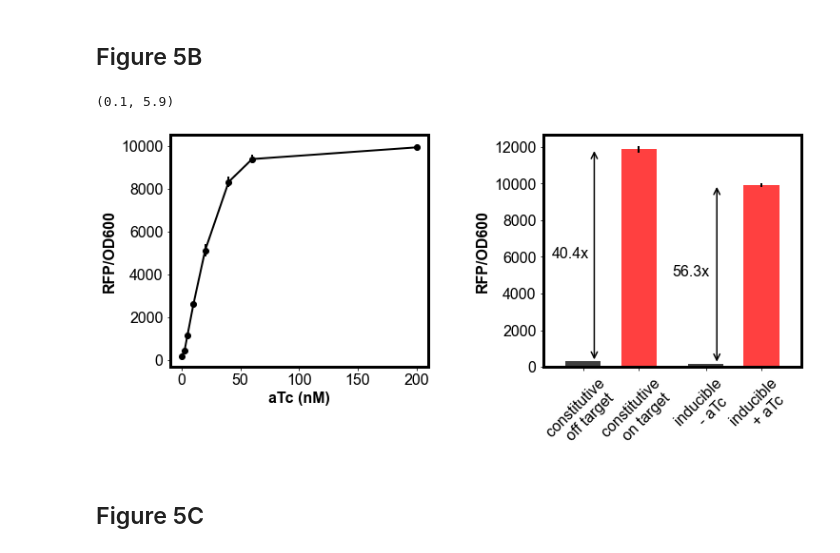
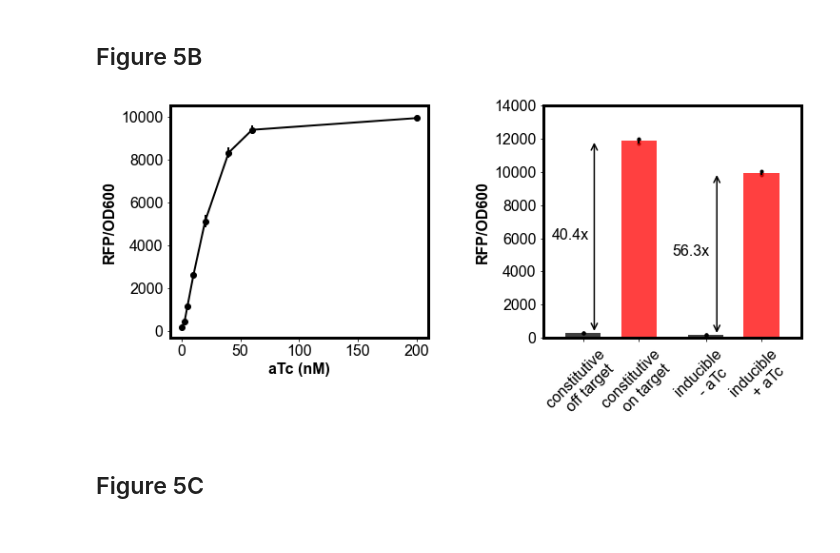
Before and after one commit to carothersresearch/CRISPRai_Circuits_2021, a Jupyter notebook: FigureMaker.ipynb, the cells around one changed output. Drawn from its saved outputs; the diff is of its cells as text; code cells hidden in the pictures.

Commit message:
added scatter plot to bar plots

```diff
--- a/FigureMaker.ipynb
+++ b/FigureMaker.ipynb
@@ -623,34 +625,38 @@ fig.savefig("201111_Fig4c_part2.svg", format = 'svg')
 # %%
 means = pd.read_excel('raw_data/201112AofIEcoli_Fig4AandB.xlsm', sheet_name = 'Figure 4A plotting data', names = ['aTc','306'], usecols = 'A:B', skiprows = 39, nrows = 8)
 stds = pd.read_excel('raw_data/201112AofIEcoli_Fig4AandB.xlsm', sheet_name = 'Figure 4A plotting data', names = ['306'], usecols = 'C', skiprows = 39, nrows = 8)
-bars = pd.read_excel('raw_data/201112AofIEcoli_Fig4AandB.xlsm', sheet_name = 'Figure 4A plotting data', names = ['label','mean','std','AR'], usecols = 'A:D', skiprows = 25, nrows = 4)
+bars = pd.read_excel('raw_data/201112AofIEcoli_Fig4AandB.xlsm', sheet_name = 'Figure 4A plotting data', usecols = 'B:E', skiprows = 25, nrows = 3)
 
 fig, ax = plt.subplots(nrows=1, ncols=2, figsize = (12,6))
 fig.tight_layout(pad=pad)
 
 ax[0].errorbar(means.aTc, means['306'], stds['306'], fmt = 'ko-')
 ax[0].set_xlabel('aTc (nM)')
 ax[0].set_ylabel('RFP/OD600')
 
-ax[1].bar([1,2.25,3.75,5],bars.iloc[:,1], yerr = bars.iloc[:,2], color = ['k','r','k','r'], alpha = 0.75)
+x = [1,2.25,3.75,5]
+ax[1].bar(x,bars.mean(), yerr = bars.std(), color = ['k','r','k','r'], alpha = 0.75)
+ax[1].scatter(x = np.tile(x,(3,1)), y = bars, c = 'k', marker = '.')
+
+ax[1].set_ylim([0,14000])
 ax[1].set_ylabel('RFP/OD600')
 ax[1].set_xticks([1,2.25,3.75,5])
 ax[1].set_xticklabels(['constitutive \n off target','constitutive \n on target','inducible \n - aTc','inducible \n + aTc'], rotation = 45)
 
-ax[1].annotate("", xy=(1.25, bars.iloc[0,1]), xytext=(1.25, bars.iloc[1,1]),
+ax[1].annotate("", xy=(1.25, bars.mean()[0]), xytext=(1.25, bars.mean()[1]),
              arrowprops=dict(arrowstyle="<->", connectionstyle="arc3", color = 'k', lw = 1.5))
-ax[1].text(0.3,bars.iloc[1,1]/2, '{x:.{d}f}x'.format(x=bars.iloc[1,3],d=1))
+ax[1].text(0.3,bars.mean()[1]/2, '{x:.{d}f}x'.format(x=bars.mean()[1]/bars.mean()[0],d=1))
 
-ax[1].annotate("", xy=(4, bars.iloc[2,1]), xytext=(4, bars.iloc[3,1]),
+ax[1].annotate("", xy=(4, bars.mean()[2]), xytext=(4, bars.mean()[3]),
              arrowprops=dict(arrowstyle="<->", connectionstyle="arc3", color = 'k', lw = 1.5))
-ax[1].text(3,bars.iloc[3,1]/2, '{x:.{d}f}x'.format(x=bars.iloc[3,3],d=1))
+ax[1].text(3,bars.mean()[3]/2, '{x:.{d}f}x'.format(x=bars.mean()[3]/bars.mean()[2],d=1))
 
 ax[1].set_xlim([0.1,5.9])
 
-#fig.savefig("201118_Fig4A.svg", format = 'svg')
+pvalC = ttest_ind_from_stats(bars.mean()[0],bars.std()[0], 3, bars.mean()[1], bars.std()[1], 3, equal_var=False)[1]
+pvalI = ttest_ind_from_stats(bars.mean()[2], bars.std()[2], 3, bars.mean()[3], bars.std()[3], 3, equal_var=False)[1]
 # %% [output]
-(0.1, 5.9)
-[figure, old version]
+[figure, new version]
 # %% [markdown]
 ## Figure 5C<a id="#F5"></a>
 # %%
```
Also changed, not shown: parts of 28 cells of this notebook, 6 other files.
